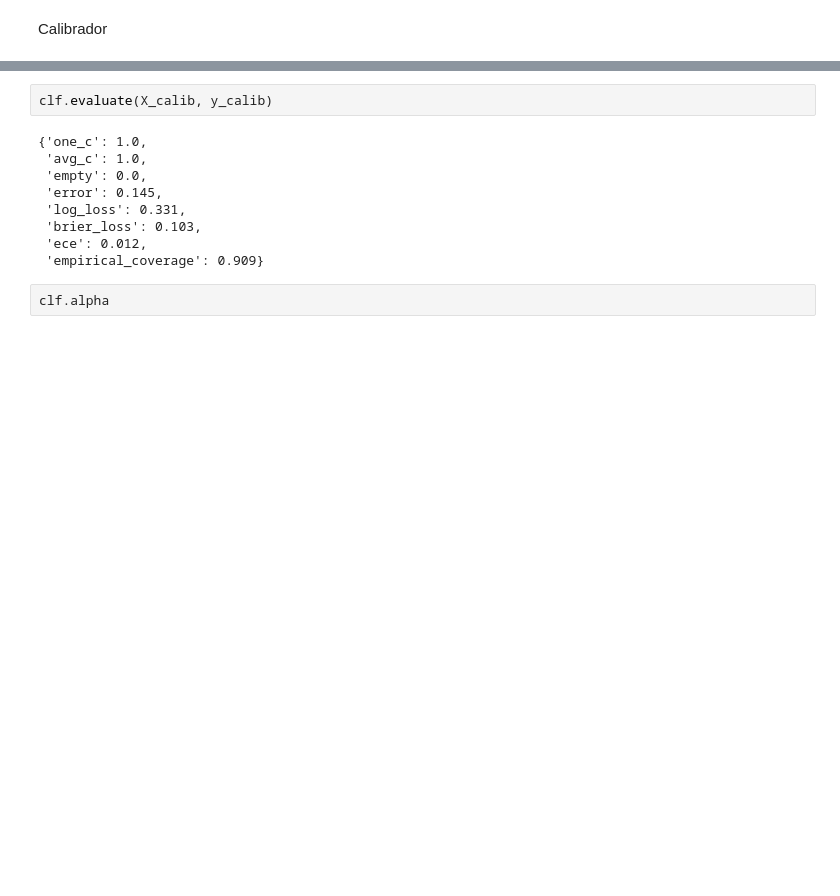
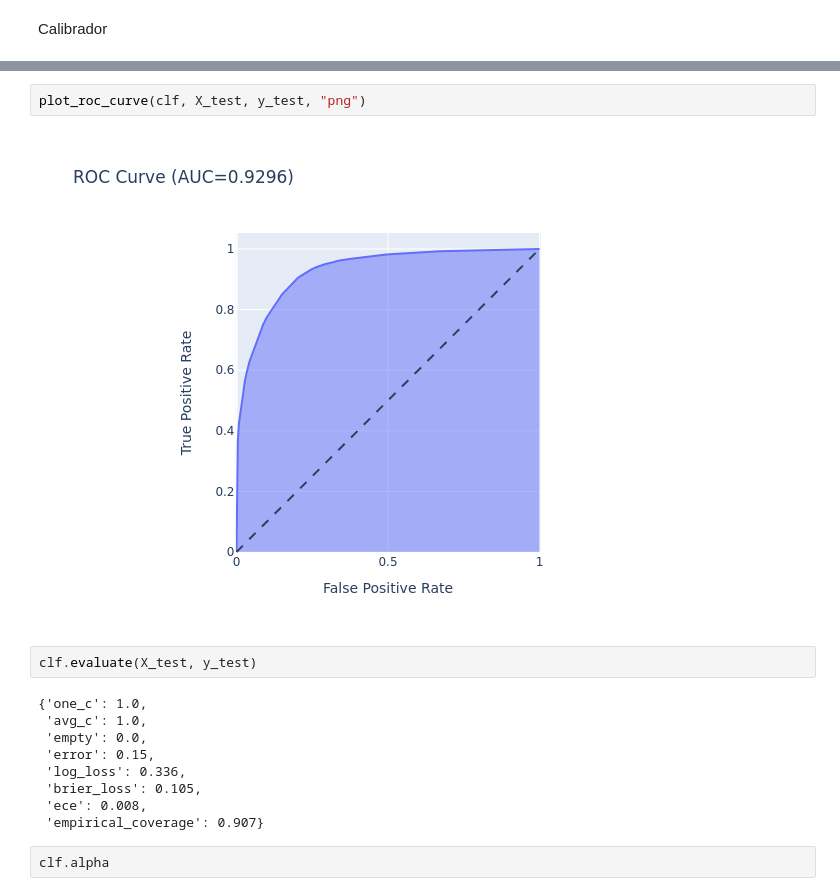
Before and after one commit to HeyLucasLeao/cp-study, a Jupyter notebook: eda.ipynb, the cells around one changed output, grey strips where cells are left out. Saved outputs shown, nothing was run; the diff lists cells and outputs as text; blank space fills up the shorter version.

```diff
--- a/eda.ipynb
+++ b/eda.ipynb
@@ -455,14 +473,18 @@ nc_score_histogram(clf, X_test, y_test, "png")
+# %%
+plot_roc_curve(clf, X_test, y_test, "png")
+# %% [output]
+[figure, added]
 # %%
-clf.evaluate(X_calib, y_calib)
+clf.evaluate(X_test, y_test)
 # %% [output]
 {'one_c': 1.0,
  'avg_c': 1.0,
  'empty': 0.0,
- 'error': 0.145,
- 'log_loss': 0.331,
- 'brier_loss': 0.103,
- 'ece': 0.012,
- 'empirical_coverage': 0.909}
+ 'error': 0.15,
+ 'log_loss': 0.336,
+ 'brier_loss': 0.105,
+ 'ece': 0.008,
+ 'empirical_coverage': 0.907}
 # %%
 clf.alpha
 # %% [output]
```
Also changed, not shown: parts of 12 cells of this notebook.
